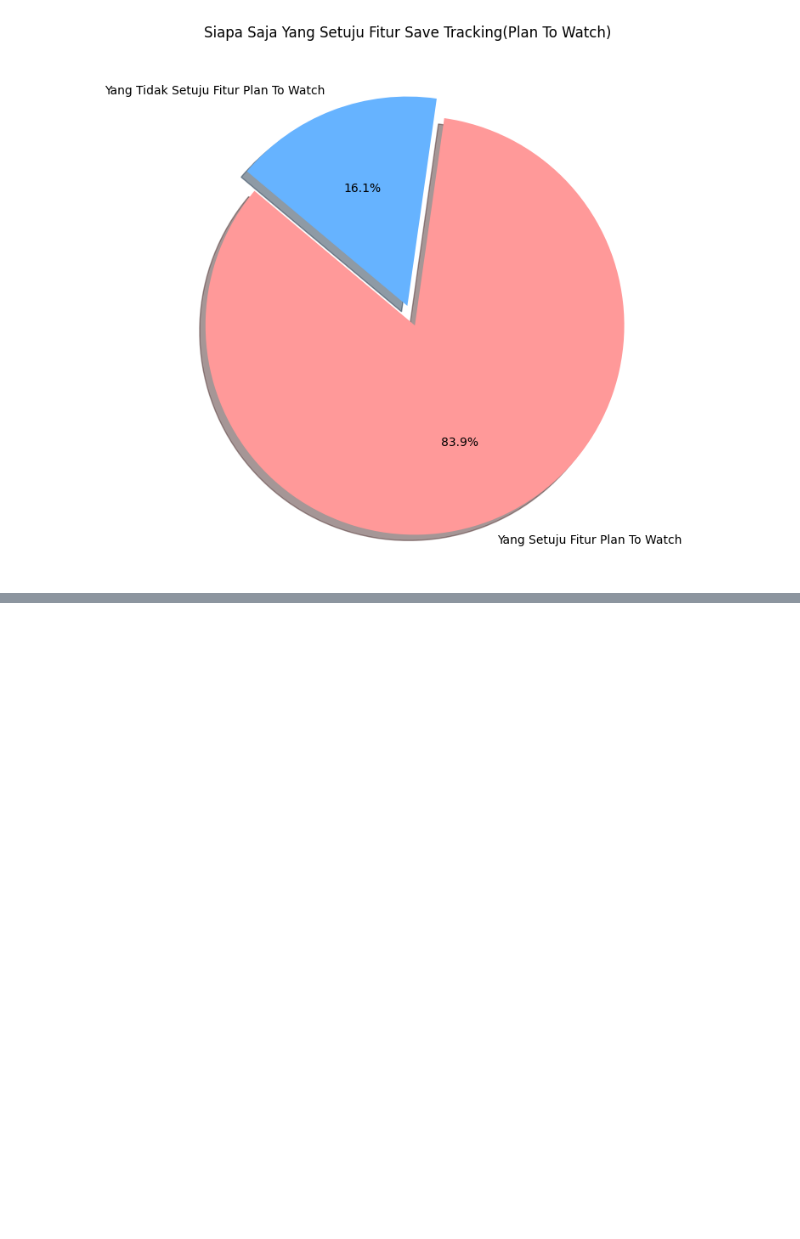
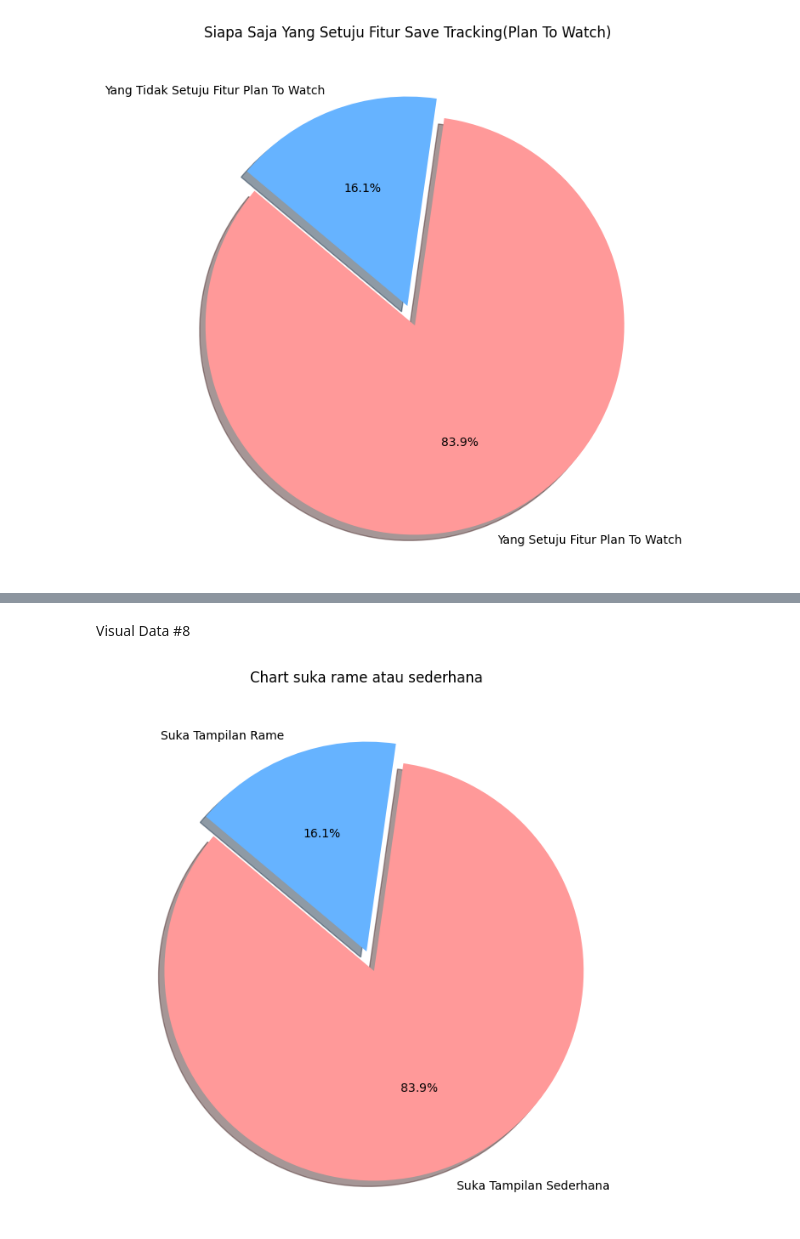
Before and after one commit to adenafil/imk_data_kuisoner, a Jupyter notebook: imk.ipynb, the cells around one changed output, grey strips where cells are left out. Saved outputs shown, nothing was run; the diff lists cells and outputs as text; code cells hidden in the pictures; blank space fills up the shorter version.

```diff
--- a/imk.ipynb
+++ b/imk.ipynb
@@ -298,0 +404,4 @@ plt.show()
+# %%
+suka_sederhana_atau_rame = pd.concat([csv['Nama'], csv['Anda lebih suka tampilan sederhana atau yang rame ?']], axis = 1)
+suka_sederhana_atau_rame = suka_sederhana_atau_rame.drop(suka_sederhana_atau_rame.index[0])
+suka_sederhana_atau_rame
@@ -298,0 +426,19 @@ plt.show()
+# %% [markdown]
+Visual Data #8
+# %%
+# Hitung Data
+suka_sederhana = suka_sederhana_atau_rame['Anda lebih suka tampilan sederhana atau yang rame ?'].value_counts()['Sederhana']
+suka_rame = suka_sederhana_atau_rame['Anda lebih suka tampilan sederhana atau yang rame ?'].value_counts()['rame']
+
+# Visualize the data
+labels = ['Suka Tampilan Sederhana', 'Suka Tampilan Rame']
+sizes = [suka_sederhana, suka_rame]
+colors = ['#ff9999', '#66b3ff']
+explode = (0.1, 0) # slice between two genders
+
+plt.figure(figsize=(8, 8))
+plt.pie(sizes, explode=explode, labels=labels, colors=colors, autopct='%1.1f%%', shadow=True, startangle=140)
+plt.title('Chart suka rame atau sederhana')
+plt.show()
+# %% [output]
+[figure, added]
```
Also changed, not shown: parts of 11 cells of this notebook.
